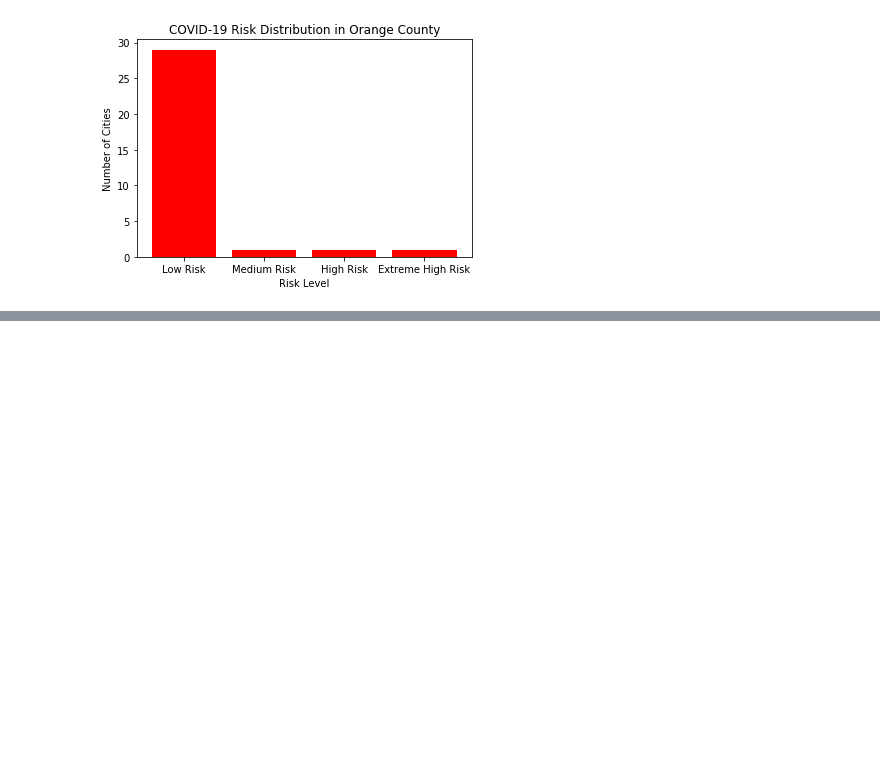
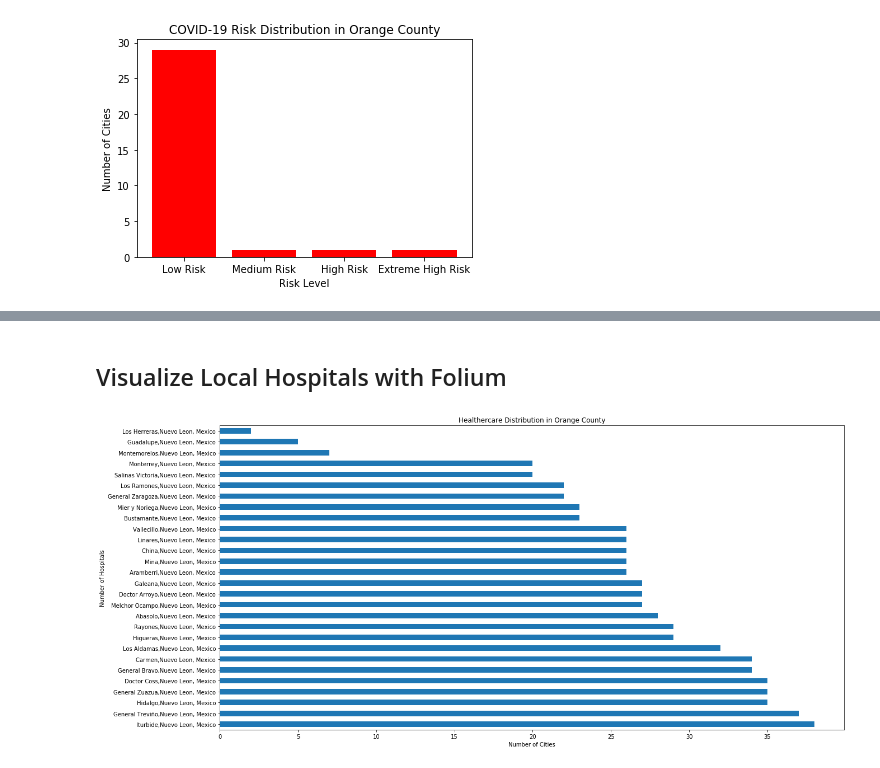
Before and after one commit to clinbb/Cov-mty, a Jupyter notebook: Proyecto Cov.ipynb, the cells around one changed output, grey strips where cells are left out. Drawn from its saved outputs; the diff is of its cells as text; code cells hidden in the pictures; blank space fills up the shorter version.

```diff
--- a/Proyecto Cov.ipynb
+++ b/Proyecto Cov.ipynb
@@ -385,3 +397,10 @@ def getNearbyHospital(names, latitudes, longitudes, radius=5000):
 
     #return(dataframe_filtered)
     return hospitals
+# %%
+local_hospitals = getNearbyHospital(names=df['City'],
+                                  latitudes=df['City Latitude'],
+                                   longitudes=df['City Longitude'],
+                                   radius=5000)
+print(local_hospitals.shape)
+local_hospitals.head()
@@ -388 +509,19 @@ def getNearbyHospital(names, latitudes, longitudes, radius=5000):
+# %% [markdown]
+## Visualize Local Hospitals with Folium
+# %%
+# Create bar chart to visualize the hospital distributions in Orange County
+%matplotlib inline
+import matplotlib as plt
+from matplotlib import pyplot
+
+city_name = local_hospitals['City'].value_counts().to_list()
+
+local_hospitals['City'].value_counts().plot(kind='barh', figsize=(20,10))
+plt.pyplot.title('Healthercare Distribution in Orange County')
+plt.pyplot.ylabel('Number of Hospitals')
+plt.pyplot.xlabel('Number of Cities')
+
+plt.pyplot.show()
+# %% [output]
+[figure, added]
 # %%
```
Also changed, not shown: parts of 26 cells of this notebook.
